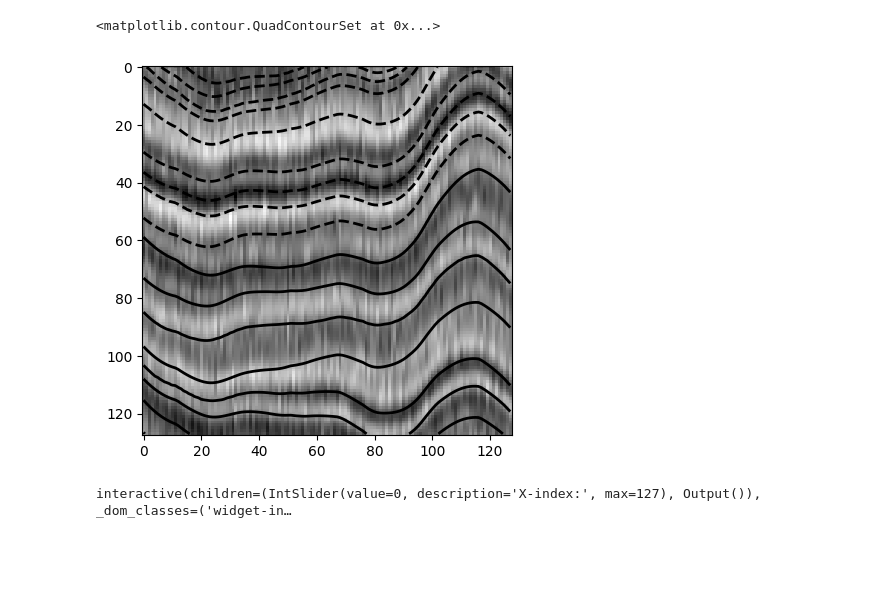
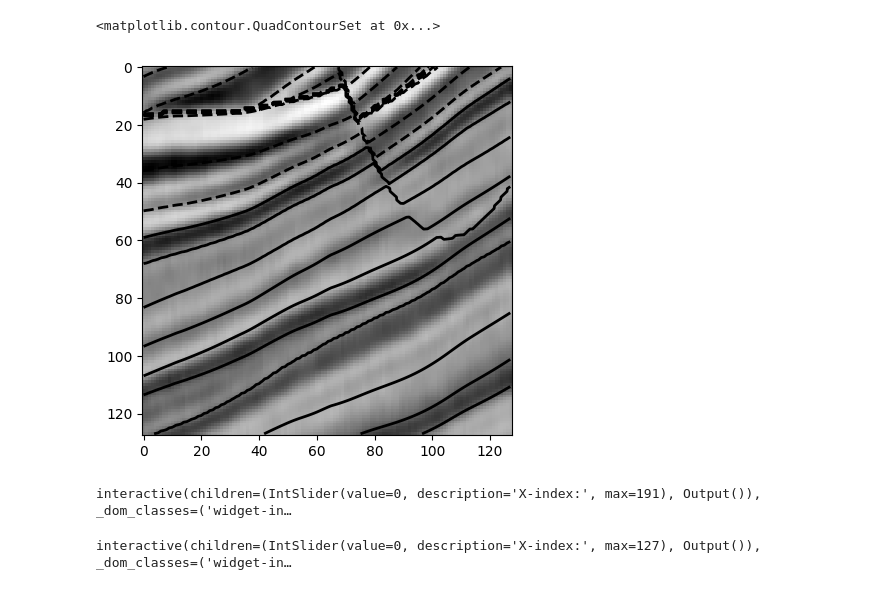
Before and after one commit to spaceswimmer/nnseismic, a Jupyter notebook: src/view_results.ipynb, the cells around one changed output. Saved outputs shown, nothing was run; the diff lists cells and outputs as text; code cells hidden in the pictures; blank space fills up the shorter version.

```diff
--- a/src/view_results.ipynb
+++ b/src/view_results.ipynb
@@ -5,21 +5,26 @@ from glob import glob
 from util.plotting import plot_3d_array_interactive
 import matplotlib.pyplot as plt
 # %%
-ind = 0
+ind = 16
 sl = (96, slice(None), slice(None))
 sl2 = (1, slice(None), slice(None))
 pred = sorted(glob("/mnt/storage/nnseismic/synthetic_data/val/rgt/*"), key=lambda x: int(os.path.basename(x).split('.')[0]))
 seis = sorted(glob("/mnt/storage/nnseismic/synthetic_data/val/seis/*"), key=lambda x: int(os.path.basename(x).split('.')[0]))
 rgt = np.fromfile(pred[ind], dtype=np.float32)
 rgt = rgt.reshape((128, 128, 128))
 seis_s = np.fromfile(seis[ind], dtype=np.float32)
 seis_s = seis_s.reshape((128, 128, 128))
+plt.imshow(seis_s[sl].T, cmap='grey', interpolation='nearest')
+plt.contour(rgt[sl].T,np.linspace(np.min(rgt),np.max(rgt),30),colors='black',linewidths=2)
+# %% [output]
+<matplotlib.contour.QuadContourSet at 0x...>
+[figure, added]
-# %%
-plt.imshow(seis_s[sl].T, cmap='grey', interpolation='nearest')
-plt.contour(rgt[sl].T,np.linspace(np.min(rgt),np.max(rgt),30),colors='black',linewidths=2)
-# %% [output]
-<matplotlib.contour.QuadContourSet at 0x...>
-[figure, removed]
+# %%
+cube = "/mnt/storage/nnseismic/synthetic_data/raw/labeled/seismicCubes_cumsum_fullstack_2026.27340332.npy"
+testarr = np.load(cube)
+plot_3d_array_interactive(testarr, axis='x', cmap='grey')
+# %% [output]
+interactive(children=(IntSlider(value=0, description='X-index:', max=191), Output()), _dom_classes=('widget-in…
 # %%
 
 
```
Also changed, not shown: 6 other files.
